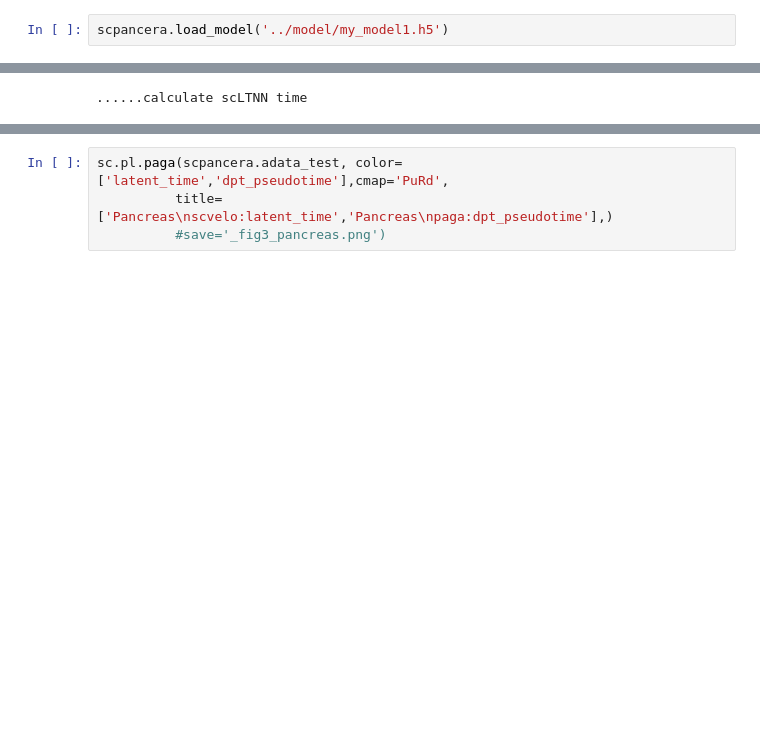
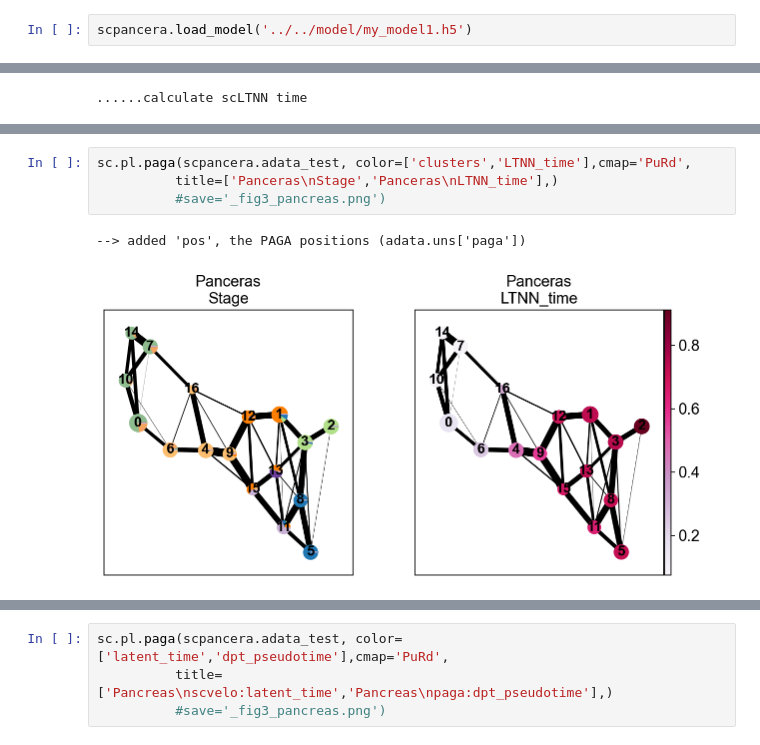
Before and after one commit to Starlitnightly/scltnn, a Jupyter notebook: source/Tutorials/panceras.ipynb, the cells around one changed output, grey strips where cells are left out. Cells and saved outputs as stored; diff of their text form; blank space fills up the shorter version.

```diff
--- a/source/Tutorials/panceras.ipynb
+++ b/source/Tutorials/panceras.ipynb
@@ -70,5 +79,5 @@ running PAGA
 ## Calculate the pre-model time
 We have computed some single-cell latent times in advance by scVelo and trained an artificial neural network (ANN) model with these latent times. We can use these known models to initially determine the starting and ending points of the evolution of our single-cell atlas.
 # %%
-scpancera.load_model('../model/my_model1.h5')
+scpancera.load_model('../../model/my_model1.h5')
 # %% [output]
@@ -170,0 +183,7 @@ scpancera.cal_scLTNN_time()
+# %%
+sc.pl.paga(scpancera.adata_test, color=['clusters','LTNN_time'],cmap='PuRd',
+          title=['Panceras\nStage','Panceras\nLTNN_time'],)
+          #save='_fig3_pancreas.png')
+# %% [output]
+--> added 'pos', the PAGA positions (adata.uns['paga'])
+[figure, added]
```
Also changed, not shown: parts of 11 cells of this notebook, 11 other files.
